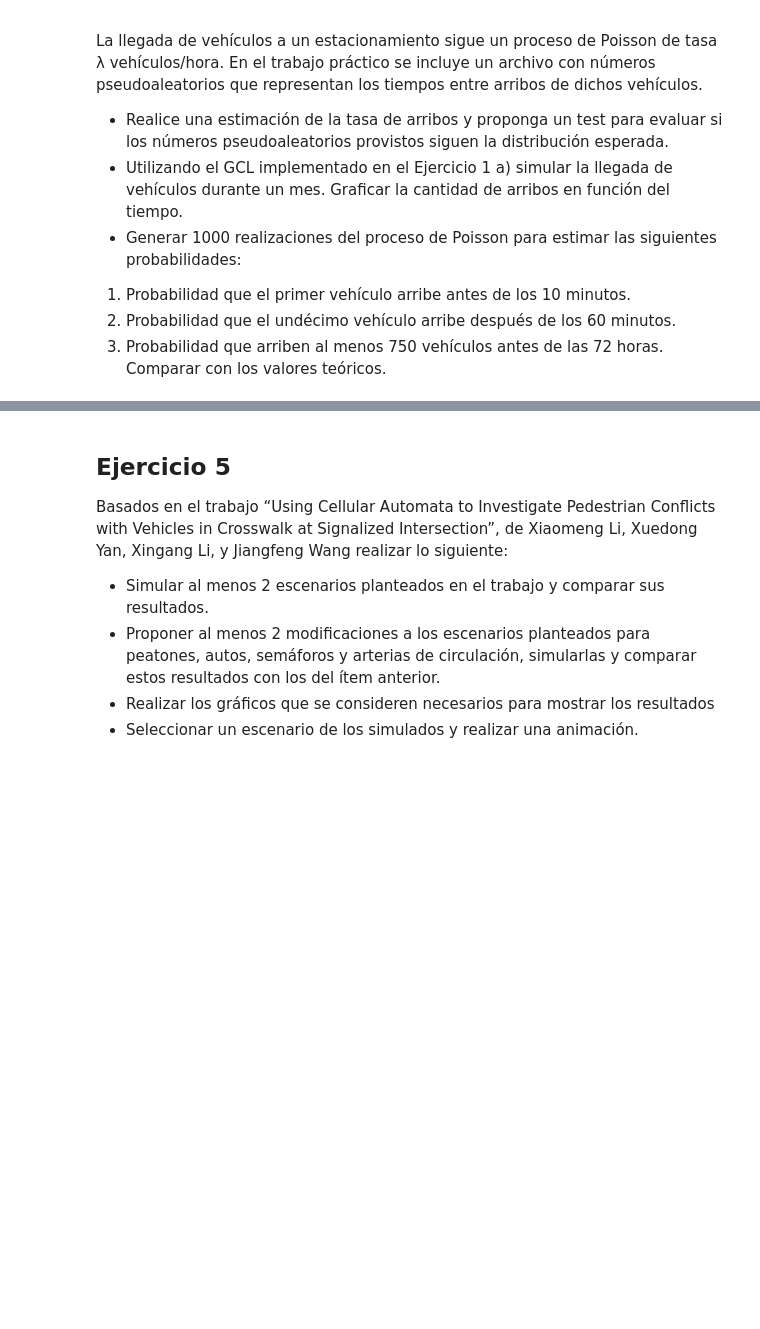
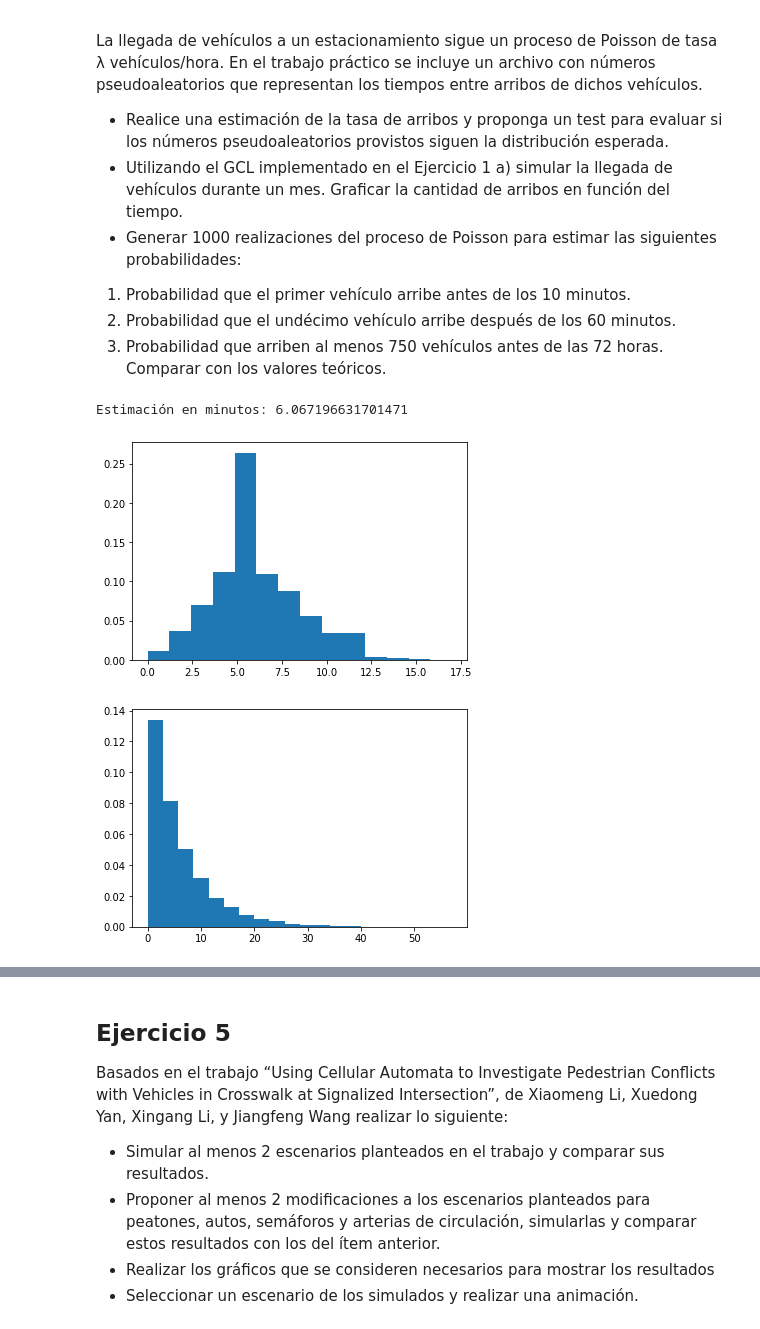
Before and after one commit to yuquimura/TP1-75.26, a Jupyter notebook: src/notebooks/TP1.ipynb, the cells around one changed output, grey strips where cells are left out. Saved outputs shown, nothing was run; the diff lists cells and outputs as text; code cells hidden in the pictures; blank space fills up the shorter version.

```diff
--- a/src/notebooks/TP1.ipynb
+++ b/src/notebooks/TP1.ipynb
@@ -284,3 +327,37 @@ representan los tiempos entre arribos de dichos vehículos.
 2. Probabilidad que el undécimo vehículo arribe después de los 60 minutos.
 3. Probabilidad que arriben al menos 750 vehículos antes de las 72 horas.
 Comparar con los valores teóricos.
+# %%
+# Buscamos primero el valor promedio
+def valor_promedio():
+    with open('message.txt', 'r') as file:
+        suma = 0
+        cantidad_de_numeros = 0
+        for valor in file:
+            suma += float(valor) * 60
+            cantidad_de_numeros +=1
+        return suma / cantidad_de_numeros
+
+valor_promedio = valor_promedio()
+print(f'Estimación en minutos: {valor_promedio}')
+
+# Ahora graficamos el proceso de Poisson con el lambda obtenido
+from numpy import random
+import matplotlib.pyplot as plt
+
+poisson = random.poisson(lam=valor_promedio, size=10000)
+count, bins, ignored = plt.hist(poisson, 14, density=True)
+plt.show()
+
+# Graficamos el archivo
+
+with open('message.txt', 'r') as file:
+    values = []
+    for valor in file:
+        values.append(float(valor) * 60)
+    count, bins, ignored = plt.hist(values, 20, density=True)
+    plt.show()
+# %% [output]
+Estimación en minutos: 6.067196631701471
+[figure, added]
+[figure, added]
```
Also changed, not shown: parts of 15 cells of this notebook, 1 other file.
